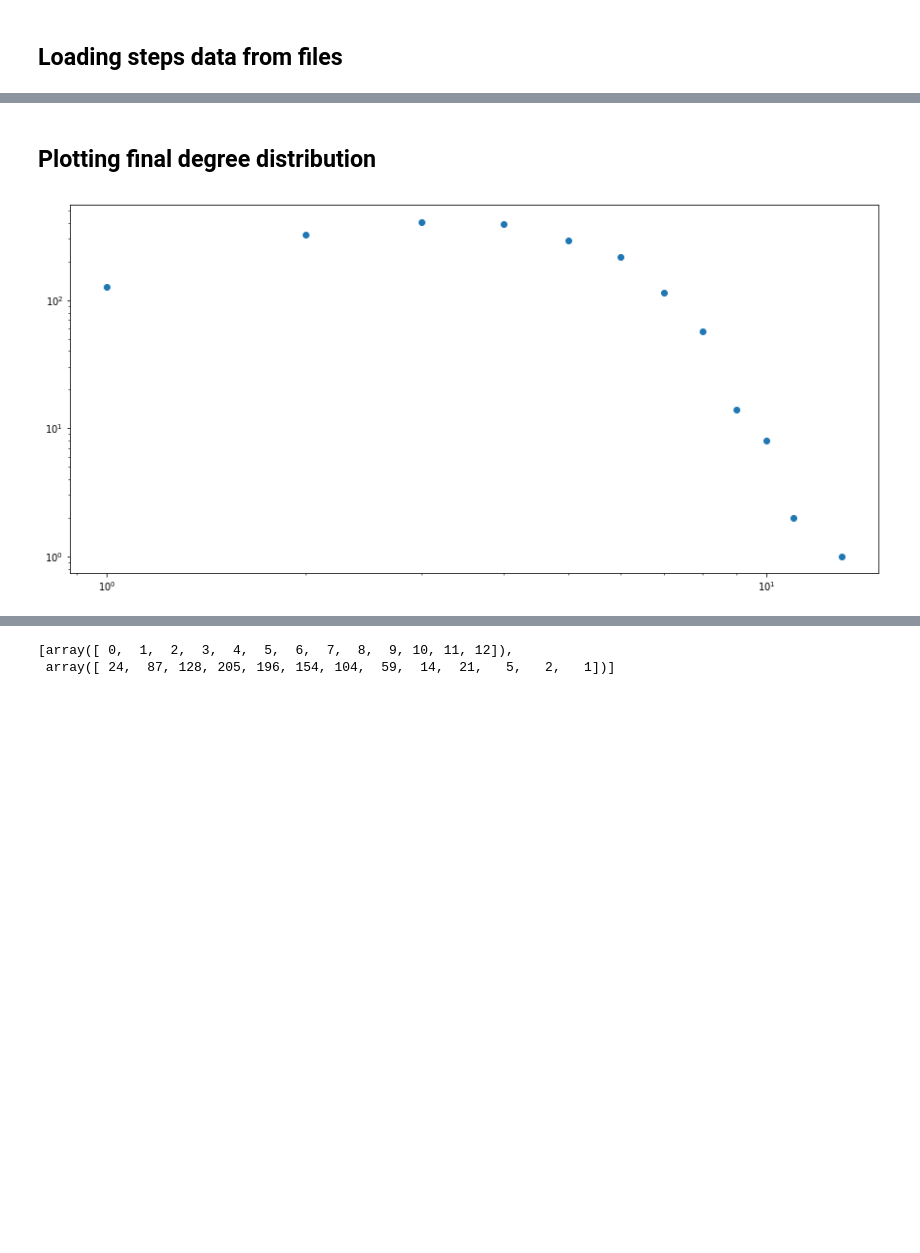
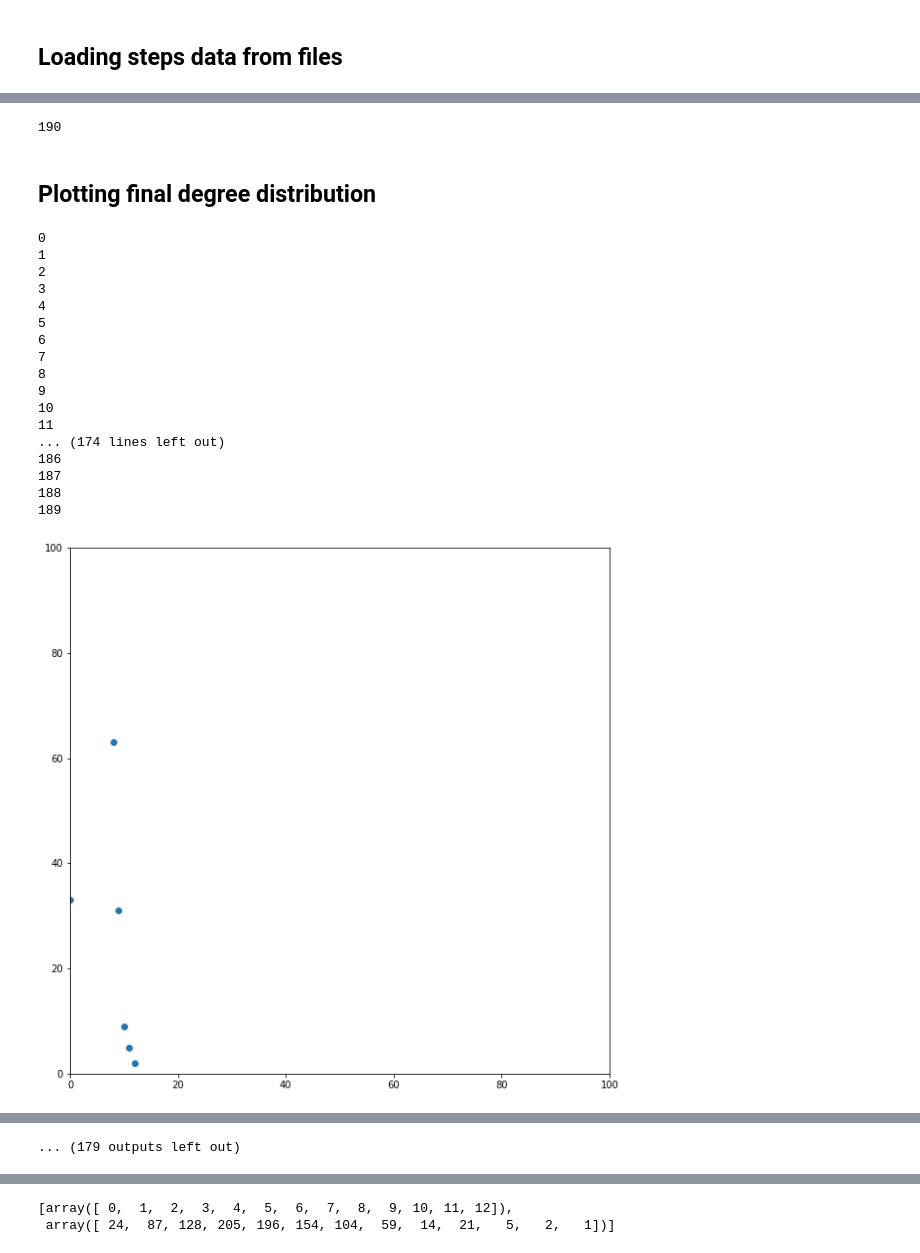
Before and after one commit to KabirDabholkar/SOC_model, a Jupyter notebook: degree_dist_plot_2.ipynb, the cells around one changed output, grey strips where cells are left out. Drawn from its saved outputs; the diff is of its cells as text; code cells hidden in the pictures; blank space fills up the shorter version.

```diff
--- a/degree_dist_plot_2.ipynb
+++ b/degree_dist_plot_2.ipynb
@@ -49,12 +58,38 @@ dtype('bool')
+# %%
+len(data)
+# %% [output]
+190
 # %% [markdown]
 ## Plotting final degree distribution
 # %%
 %matplotlib inline
-step=-1 ###last step is -1, first step is 0
-fig = plt.figure(figsize=(15, 7))
-plt.plot(data[step]['dist'][0],data[step]['dist'][1],'o')
+for i,step in enumerate(range(len(data))):
+    #step=-1 ###last step is -1, first step is 0
+    fig = plt.figure(figsize=(10,10))
+    plt.plot(data[step]['dist'][0],data[step]['dist'][1],'o')
+    plt.xlim((0,100))
+    plt.ylim((0,100))
+    #plt.yscale('log')
+    #plt.xscale('log')
 
-plt.yscale('log')
-plt.xscale('log')
+    plt.savefig('/data/kabir/output/SOC_model/dist_plots/'+str(steps[i])+'.png')
+    print(i)
 # %% [output]
+0
+1
+2
+3
+4
+5
+6
+7
+8
+9
+10
+11
+... (174 lines left out)
+186
+187
+188
+189
-[figure, old version]
+[figure, new version]
@@ -61,3 +106,4 @@ plt.xscale('log')
+... (179 outputs left out)
 # %%
 plt.figure(figsize=(10,5))
 plt.plot(avalanche_sizes)
```
Also changed, not shown: parts of 4 cells of this notebook, 1 other file.
